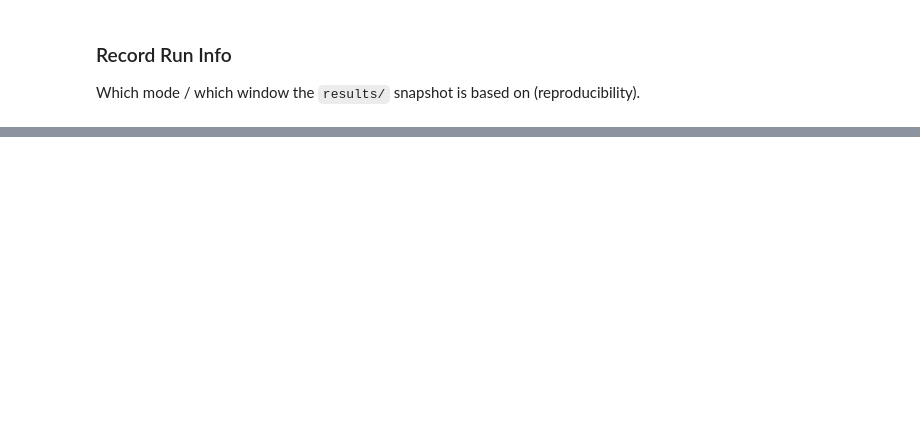
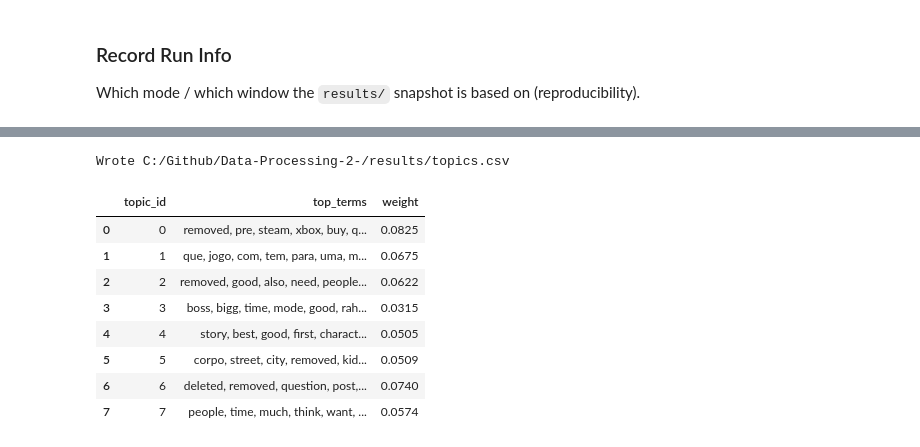
Before and after one commit to luwu5-bit/Sentiment-Analysis-Cyberpunk2077, a Jupyter notebook: notebooks/pipeline.ipynb, the cells around one changed output, grey strips where cells are left out. Cells and saved outputs as stored; diff of their text form; code cells hidden in the pictures; blank space fills up the shorter version.

```diff
--- a/notebooks/pipeline.ipynb
+++ b/notebooks/pipeline.ipynb
@@ -27,10 +27,11 @@ from pyspark.sql import SparkSession
 from pyspark.sql import functions as F
 
 # ===== Central parameters (one block — reproducibility) =====
-# NOTE: "full" for now because no sample has been carved yet — the real data
-# (currently only r/cyberpunkgame) lives under data/raw/. Switch to "sample"
-# once data/sample/{reddit,steam}/ is populated for fast iteration.
-DATA_MODE = "full"             # "sample" | "full"
+# DATA_MODE switches between the small sample (fast iteration) and the full run
+# (the `results/` snapshot). The sample is carved once from data/raw/ by the
+# "0b · Carve sample" cell below; after that, "sample" runs in seconds.
+# Switch to "full" for the final results snapshot.
+DATA_MODE = "sample"           # "sample" | "full"
 SEED = 42                       # for everything stochastic (esp. LDA setSeed)
 assert DATA_MODE in ("sample", "full")
 
@@ -39,6 +40,7 @@ WINDOW_END   = "2023-12-31"
 SUBREDDITS   = ["cyberpunkgame", "LowSodiumCyberpunk", "Games", "pcgaming"]
 STEAM_APP_ID = 1091500          # Cyberpunk 2077
 
+SAMPLE_PER_FILE = 5000          # records kept per raw file when carving the sample
 ANOMALY_Z_THRESHOLD = 3.0       # volume anomaly / review-bombing flag
 LDA_NUM_TOPICS = 8              # topic analysis
 
@@ -85,12 +177,18 @@ if not os.environ.get("JAVA_HOME"):
             os.environ["JAVA_HOME"] = _jh
             break
 os.environ.setdefault("PYSPARK_PYTHON", sys.executable)
+# Force loopback for the driver. Without this, Spark builds its RPC URL from the
+# machine hostname; if that hostname contains an underscore (common on Windows,
+# e.g. "Lucas_PC"), Spark rejects it with "Invalid Spark URL". Harmless elsewhere.
+os.environ.setdefault("SPARK_LOCAL_IP", "127.0.0.1")
 
 spark = (
     SparkSession.builder
     .master("local[*]")
     .appName("CyberpunkSentiment")
     .config("spark.sql.session.timeZone", "UTC")
+    .config("spark.driver.host", "127.0.0.1")               # see SPARK_LOCAL_IP note above
+    .config("spark.driver.bindAddress", "127.0.0.1")
     .config("spark.sql.shuffle.partitions", "200")          # increase for full run if needed
     .config("spark.driver.memory", "8g" if DATA_MODE == "sample" else "12g")
     .config("spark.sql.files.maxPartitionBytes", "128m")    # controls partition size
@@ -350,0 +744,49 @@ Each output -> exactly one file under `results/` (see report mapping in README):
+# %%
+# -------------------------------------------------------------
+# 5e · Topic analysis (LDA) -> results/topics.csv
+# Lowercase tokenize (separate from VADER), drop stopwords, CountVectorizer,
+# then LDA with a fixed seed for reproducibility. We report the top terms per topic.
+# -------------------------------------------------------------
+from pyspark.ml.feature import RegexTokenizer, StopWordsRemover, CountVectorizer
+from pyspark.ml.clustering import LDA
+import pandas as pd
+
+docs = spark.read.parquet(PROCESSED + "scored/").select("text")
+
+tok = RegexTokenizer(inputCol="text", outputCol="tok",
+                     pattern=r"[^A-Za-z]+", toLowercase=True, minTokenLength=3)
+extra_stop = ["game", "games", "like", "really", "get", "got", "one", "even", "would",
+              "cyberpunk", "play", "played", "playing", "dont", "im", "youre", "thing"]
+sw = StopWordsRemover(inputCol="tok", outputCol="terms",
+                      stopWords=StopWordsRemover.loadDefaultStopWords("english") + extra_stop)
+cv = CountVectorizer(inputCol="terms", outputCol="tf", vocabSize=5000, minDF=5.0)
+
+terms_df = sw.transform(tok.transform(docs))
+cv_model = cv.fit(terms_df)
+tf = cv_model.transform(terms_df).select("tf")
+
+lda = LDA(k=LDA_NUM_TOPICS, maxIter=10, seed=SEED, featuresCol="tf", optimizer="online")
+lda_model = lda.fit(tf)
+
+vocab = cv_model.vocabulary
+rows = []
+for r in lda_model.describeTopics(10).collect():
+    words = [vocab[i] for i in r["termIndices"]]
+    rows.append({"topic_id": int(r["topic"]),
+                 "top_terms": ", ".join(words),
+                 "weight": round(float(sum(r["termWeights"])), 4)})
+topics_pd = pd.DataFrame(rows)
+topics_pd.to_csv(RESULTS + "topics.csv", index=False)
+print("Wrote", RESULTS + "topics.csv")
+topics_pd
+# %% [output]
+Wrote C:/Github/Data-Processing-2-/results/topics.csv
+|  | topic_id | top_terms | weight |
+| 0 | 0 | removed, pre, steam, xbox, buy, q... | 0.0825 |
+| 1 | 1 | que, jogo, com, tem, para, uma, m... | 0.0675 |
+| 2 | 2 | removed, good, also, need, people... | 0.0622 |
+| 3 | 3 | boss, bigg, time, mode, good, rah... | 0.0315 |
+| 4 | 4 | story, best, good, first, charact... | 0.0505 |
+| 5 | 5 | corpo, street, city, removed, kid... | 0.0509 |
+| 6 | 6 | deleted, removed, question, post,... | 0.0740 |
+| 7 | 7 | people, time, much, think, want, ... | 0.0574 |
```
Also changed, not shown: parts of 26 cells of this notebook, 18 other files.
